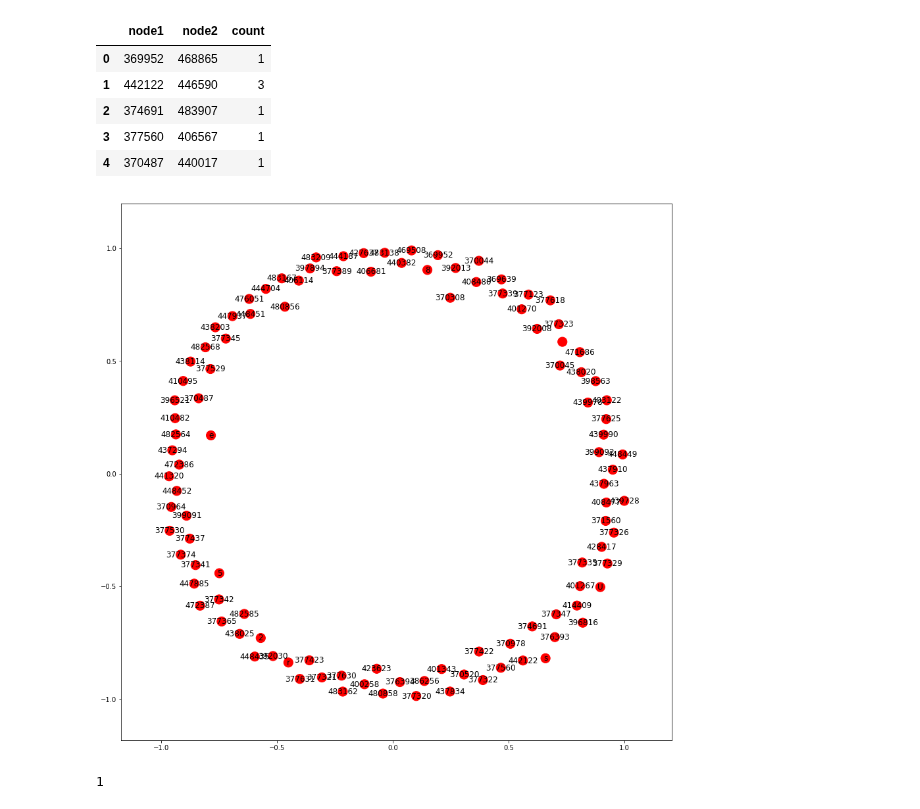
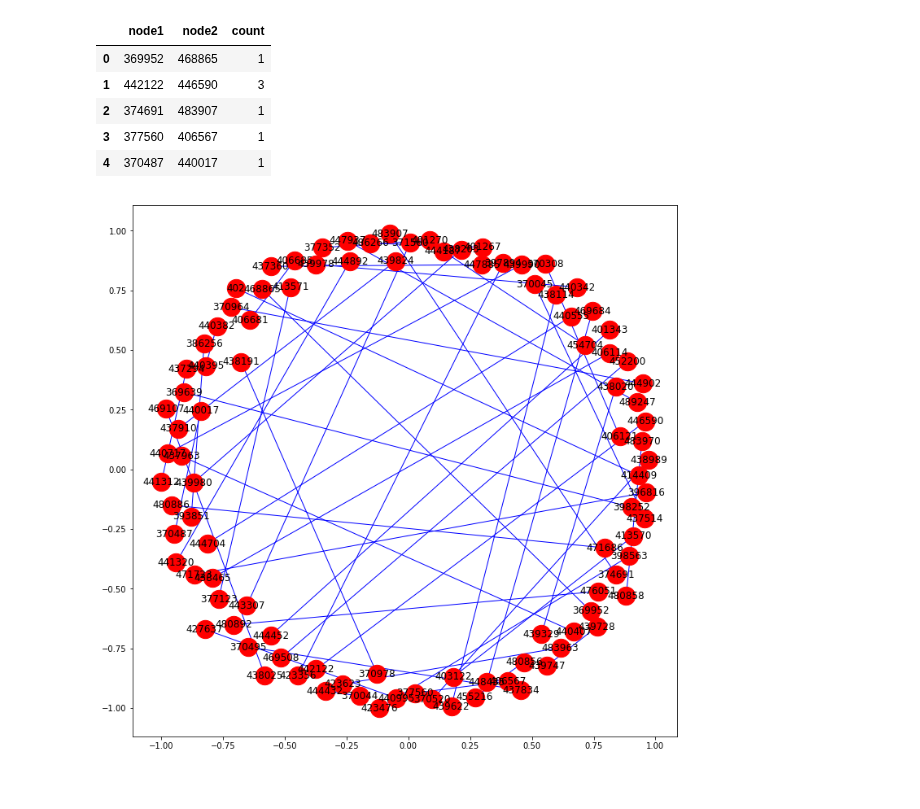
Before and after one commit to olga0503/DATA-620, a Jupyter notebook: Final_Project.ipynb, the cells around one changed output. Saved outputs shown, nothing was run; the diff lists cells and outputs as text; code cells hidden in the pictures.

```diff
--- a/Final_Project.ipynb
+++ b/Final_Project.ipynb
@@ -305,46 +305,33 @@ m.head()
 | 4 | 370487 | 440017 | 1 |
 # %%
 #create empty graph
-G = nx.DiGraph()
+G = nx.Graph()
 
-#add nodes with the node attribute "bipartite"
-doc = set(df['ID'][:50])
+#add nodes
+edges = m[['node1','node2','count']][:50].values.tolist()
 
-
-G.add_nodes_from(doc, bipartite=0)
-G.add_nodes_from(user, bipartite=1)
-
-#add edges
-edges = list()
-for row in range(0,50):
-    edge = (m.iloc[row]['node1'],m.iloc[row]['node1'])
-    edges.append(edge)
-
-G.add_edges_from(edges)
-
+#adds edges
+i=0
+for item in edges:
+    G.add_edge(item[0],item[1],weight=item[2])
 
 #select layout
-pos = nx.spring_layout(G,k=1.5)
+pos = nx.spring_layout(G,k=10)
 
 #adjust size of th graph
-plt.figure(figsize = (15,15))
+plt.figure(figsize = (12,12))
 
-#color europian countries in red and non-europian countries in yellow
-color_map = []
-for node in G:
-    #if node in downloads_user[:50]['User_renamed'].values:
-        color_map.append('red')
-    #else: color_map.append('yellow')
+#pos=nx.get_node_attributes(G,'pos')
 nx.draw_networkx_nodes(G, pos, cmap=plt.get_cmap('jet'),
-                       node_color = color_map, node_size = 200)
+                       node_color = 'r', node_size = 500)
+
+labels = nx.get_edge_attributes(G,'count')
 nx.draw_networkx_labels(G, pos)
 nx.draw_networkx_edges(G, pos, edge_color='b', arrows=True)
 
+nx.draw_networkx_edge_labels(G,pos,edge_labels=labels)
+
 #display graph
 plt.show()
 # %% [output]
-[figure, old version]
+[figure, new version]
-# %%
-len(g.get_group((2, 37)))
-# %% [output]
-1
```
Also changed, not shown: parts of 7 cells of this notebook.
